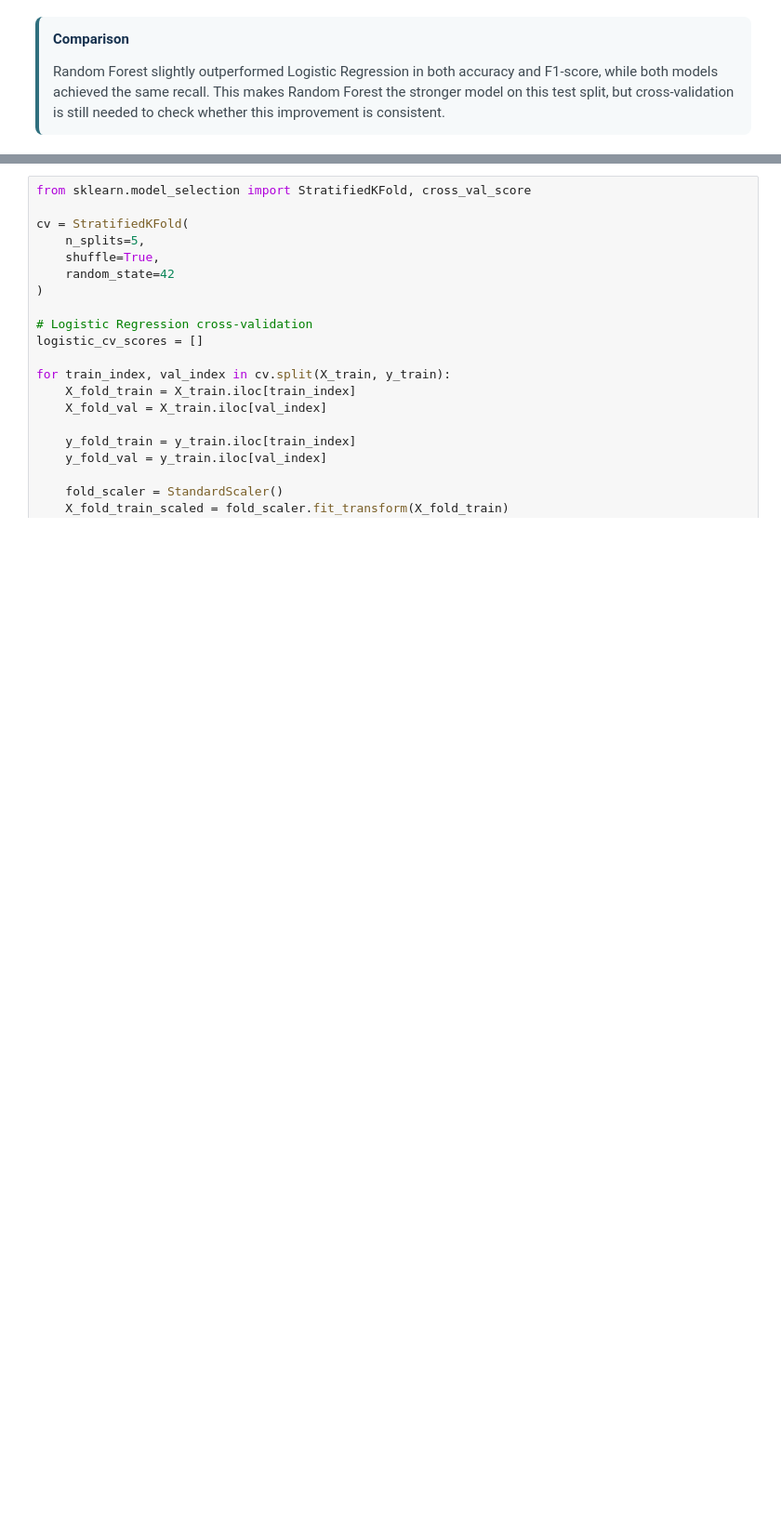
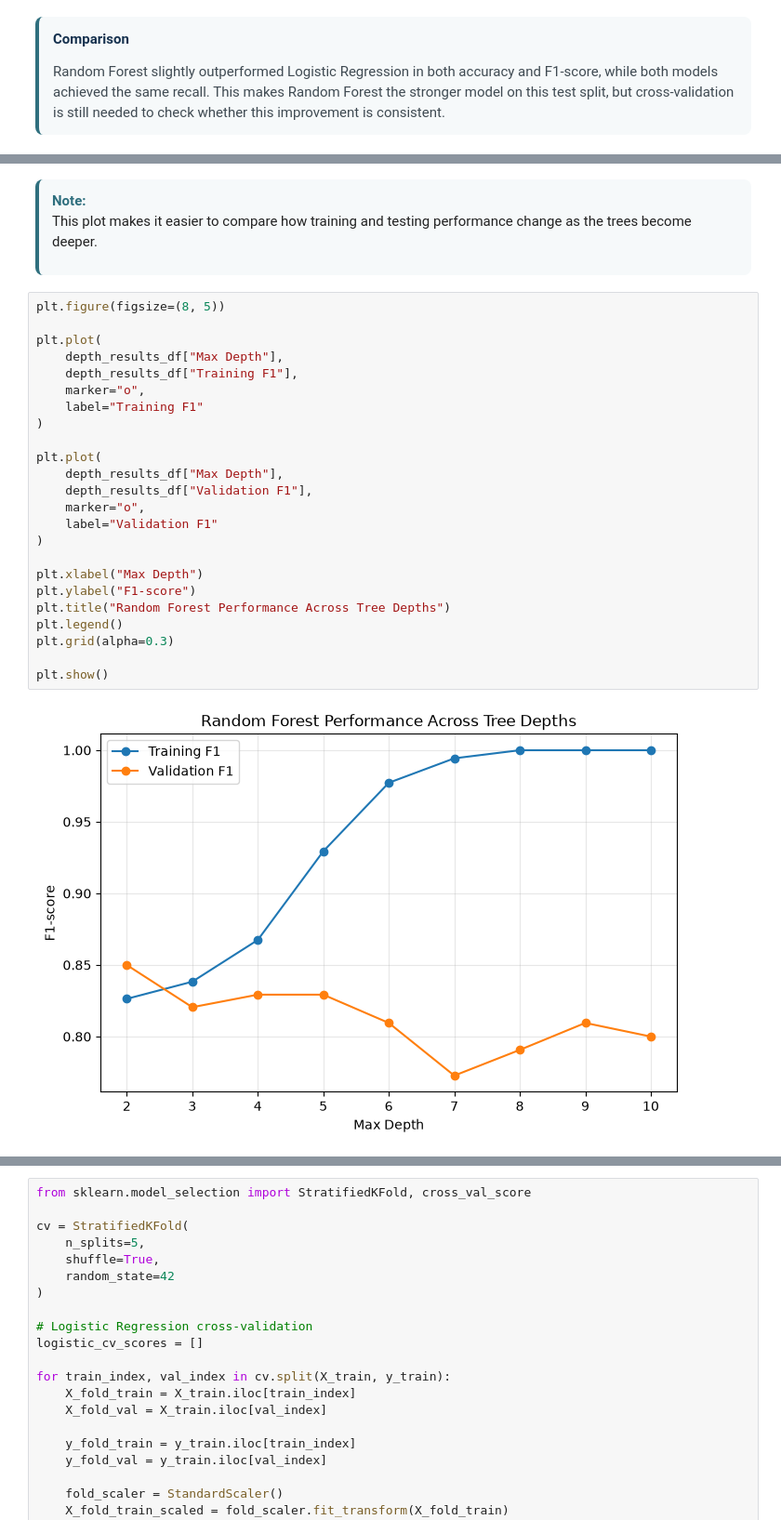
Before and after one commit to assma122/Binx-ai-ml-training, a Jupyter notebook: PROJECT/Notebooks/M1_Data_Understanding.ipynb, the cells around one changed output, grey strips where cells are left out. Shown at 93% size. Drawn from its saved outputs; the diff is of its cells as text; blank space fills up the shorter version.

```diff
--- a/PROJECT/Notebooks/M1_Data_Understanding.ipynb
+++ b/PROJECT/Notebooks/M1_Data_Understanding.ipynb
@@ -1538,3 +2155,42 @@ The test split showed that Random Forest performed slightly better, but one spli
 </p>
 
 </div>
+# %% [markdown]
+<div style="
+    background:#F6F9FA;
+    border-left:4px solid #2F6F7E;
+    border-radius:8px;
+    padding:12px 14px;
+    margin:10px 0 14px 0;
+">
+
+<b style="color:#2F6F7E;">Note:</b><br>
+This plot makes it easier to compare how training and testing performance change as the trees become deeper.
+
+</div>
+# %%
+plt.figure(figsize=(8, 5))
+
+plt.plot(
+    depth_results_df["Max Depth"],
+    depth_results_df["Training F1"],
+    marker="o",
+    label="Training F1"
+)
+
+plt.plot(
+    depth_results_df["Max Depth"],
+    depth_results_df["Validation F1"],
+    marker="o",
+    label="Validation F1"
+)
+
+plt.xlabel("Max Depth")
+plt.ylabel("F1-score")
+plt.title("Random Forest Performance Across Tree Depths")
+plt.legend()
+plt.grid(alpha=0.3)
+
+plt.show()
+# %% [output]
+[figure, added]
```
Also changed, not shown: parts of 63 cells of this notebook.
